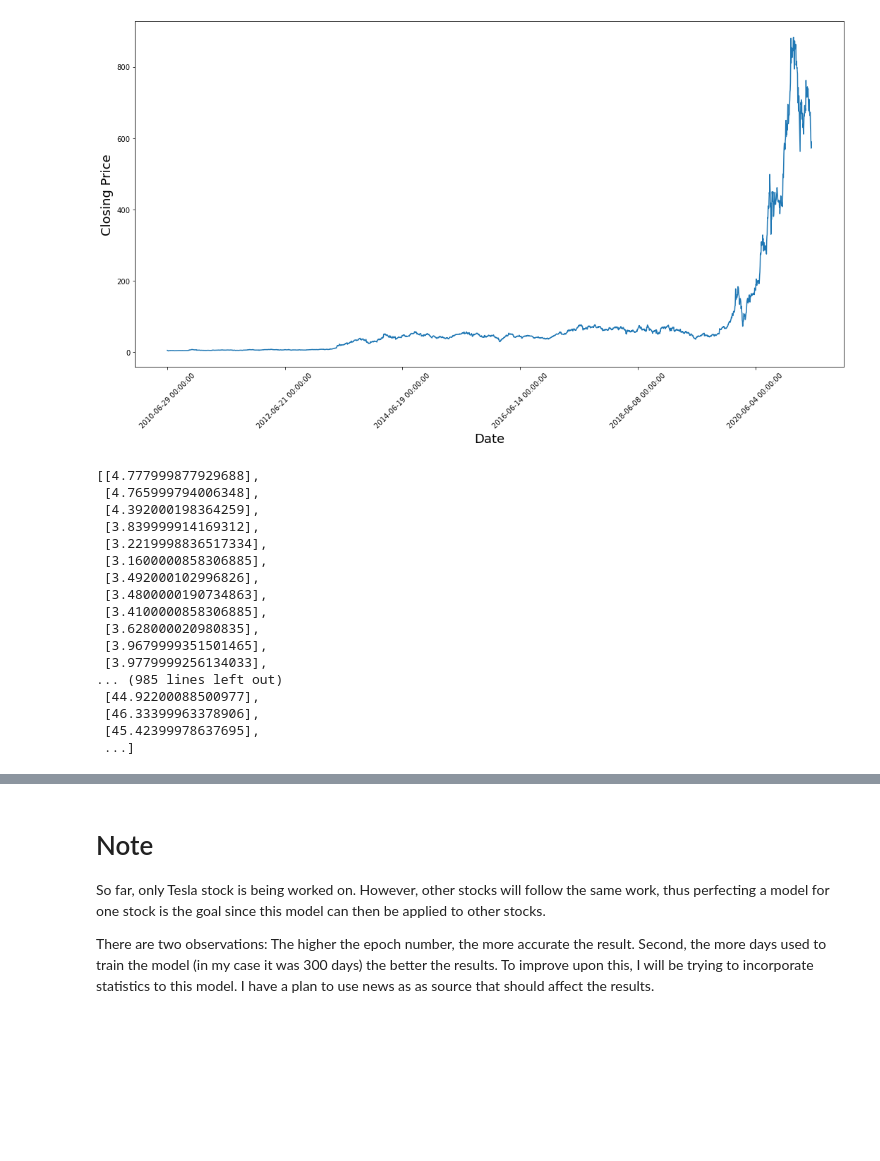
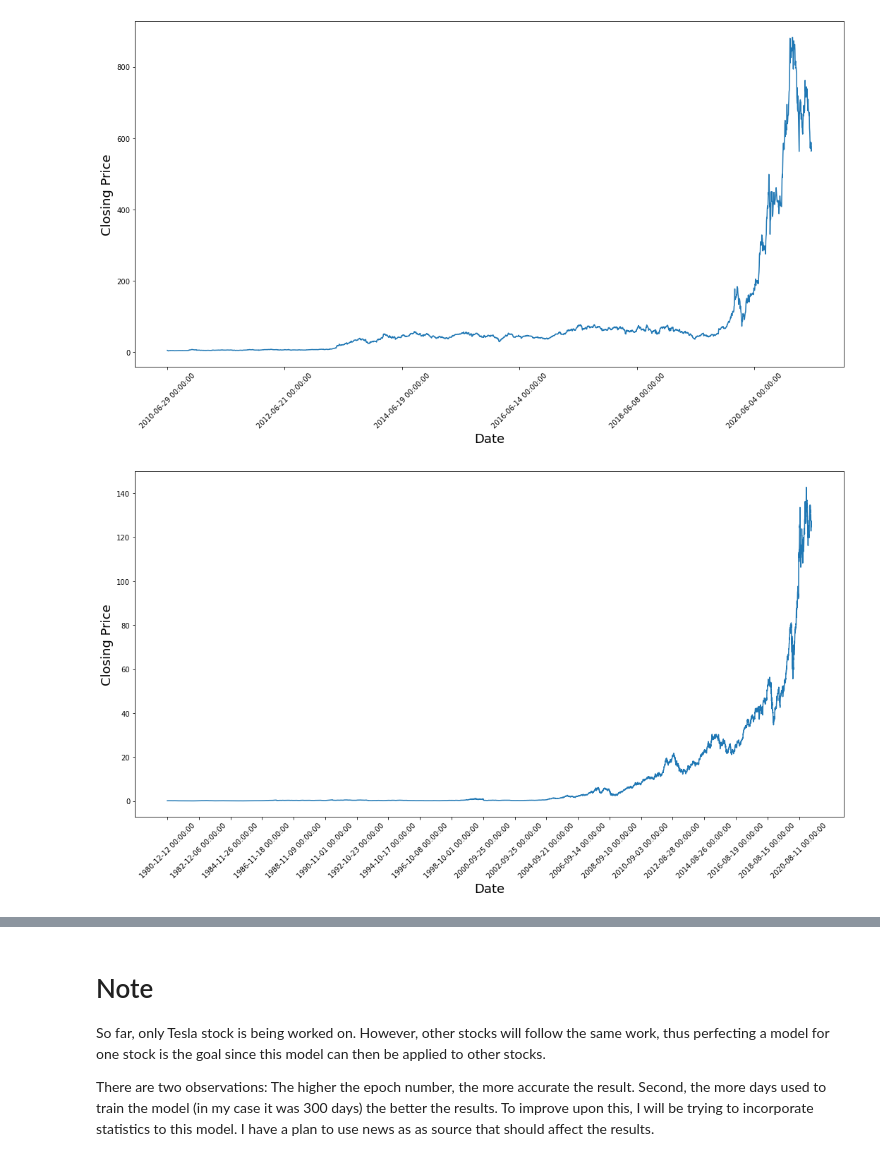
Before and after one commit to Khoivu617/Stock-Analysis, a Jupyter notebook: main.ipynb, the cells around one changed output, grey strips where cells are left out. Drawn from its saved outputs; the diff is of its cells as text; code cells hidden in the pictures; blank space fills up the shorter version.

```diff
--- a/main.ipynb
+++ b/main.ipynb
@@ -45,0 +55,5 @@ Name: Close, Length: 2739, dtype: float64
+# %%
+apple['Date'] = pd.to_datetime(apple.Date,format='%Y-%m-%d')
+apple.index = apple['Date']
+
+apple
@@ -52,25 +187,12 @@ plt.ylabel('Closing Price',fontsize=18)
 plt.show()
 # %% [output]
 [figure]
-# %%
-dataset = tesla['Close'].values
-new_dataset = [[i] for i in dataset]
-new_dataset
-# %% [output]
-[[4.777999877929688],
- [4.765999794006348],
- [4.392000198364259],
- [3.839999914169312],
- [3.2219998836517334],
- [3.1600000858306885],
- [3.492000102996826],
- [3.4800000190734863],
- [3.4100000858306885],
- [3.628000020980835],
- [3.9679999351501465],
- [3.9779999256134033],
-... (985 lines left out)
- [44.92200088500977],
- [46.33399963378906],
- [45.42399978637695],
- ...]
+# %%
+plt.figure(figsize = (18,9))
+plt.plot(range(apple.shape[0]), apple['Close'])
+plt.xticks(range(0,apple.shape[0],500),apple['Date'].loc[::500],rotation=45)
+plt.xlabel('Date',fontsize=18)
+plt.ylabel('Closing Price',fontsize=18)
+plt.show()
+# %% [output]
+[figure, added]
```
Also changed, not shown: parts of 41 cells of this notebook, 13 other files.
